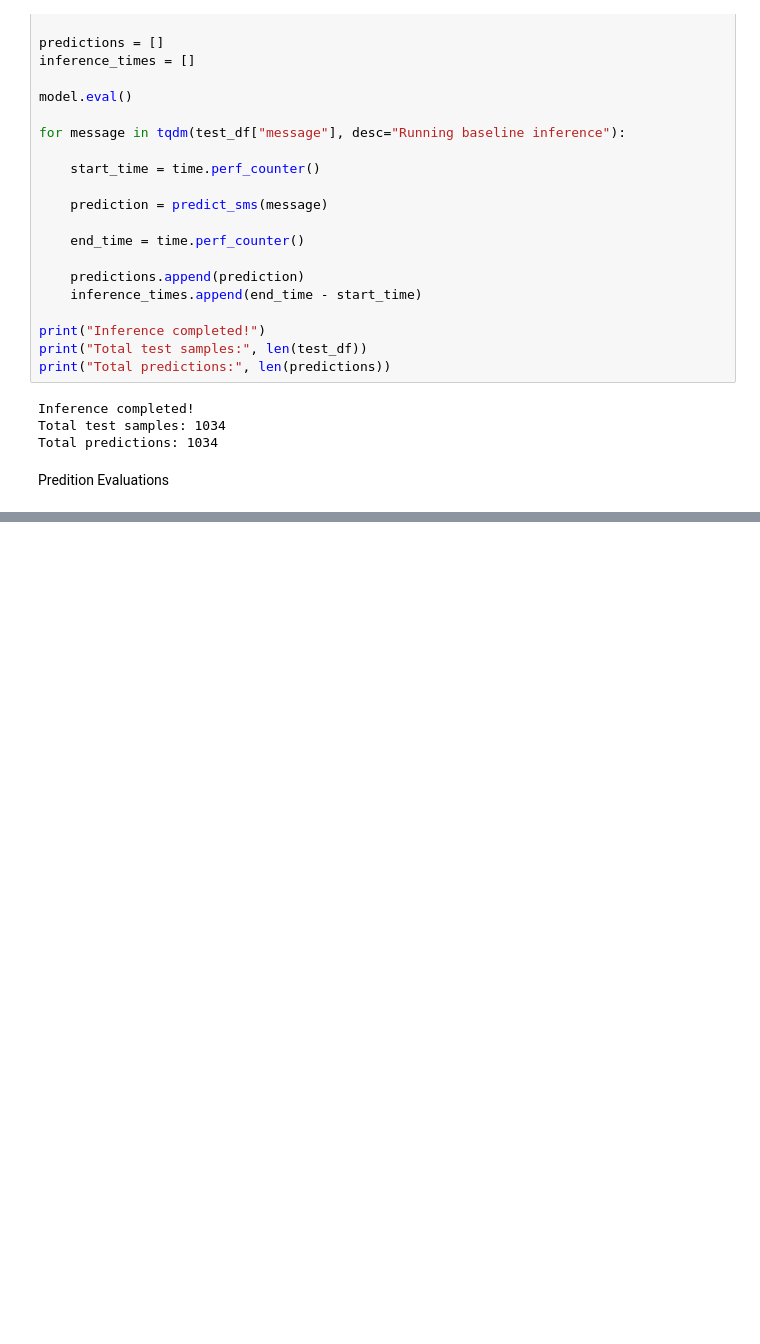
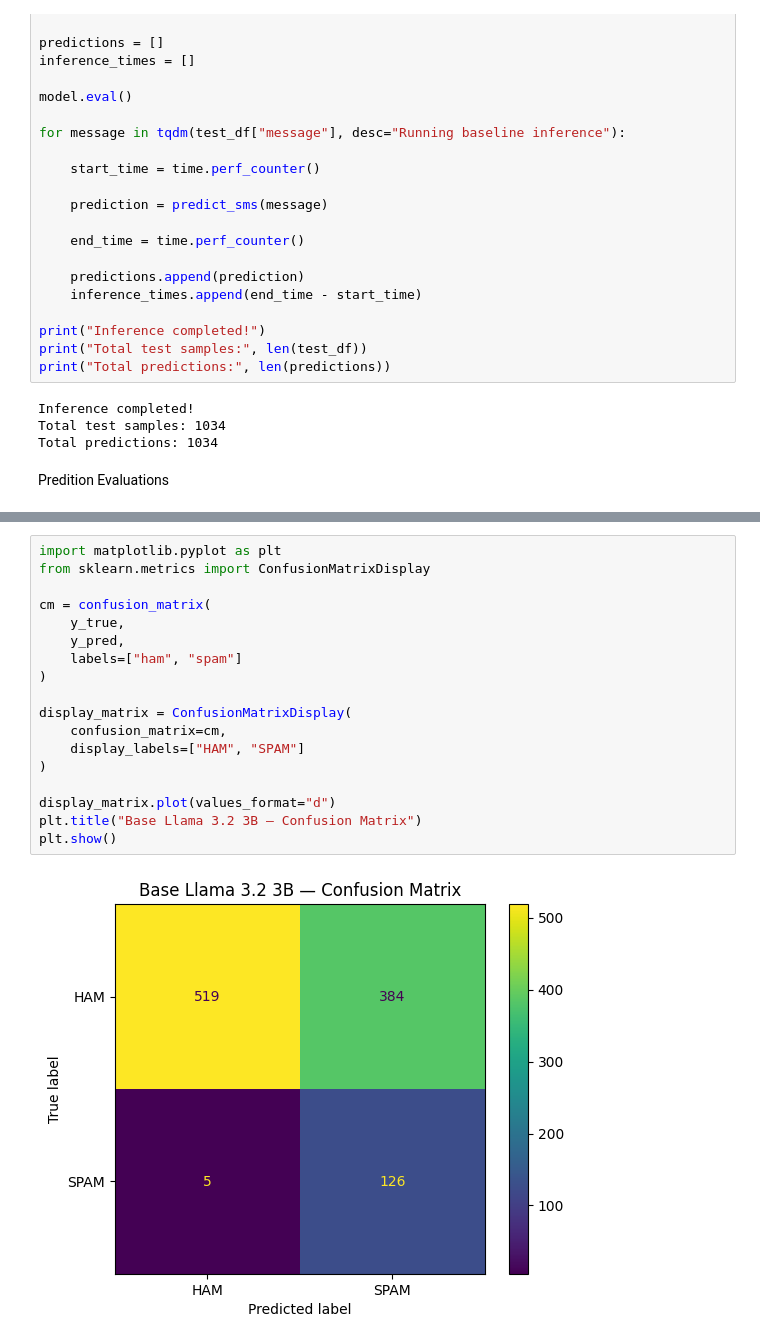
Before and after one commit to Dgowda11/llama-spam-finetuning, a Jupyter notebook: notebooks/05_base_model_baseline_evaluation.ipynb, the cells around one changed output, grey strips where cells are left out. Saved outputs shown, nothing was run; the diff lists cells and outputs as text; blank space fills up the shorter version.

Commit message:
Base Model Eval

```diff
--- a/notebooks/05_base_model_baseline_evaluation.ipynb
+++ b/notebooks/05_base_model_baseline_evaluation.ipynb
@@ -299,0 +409,20 @@ NameError: name 'pd' is not defined
+# %%
+import matplotlib.pyplot as plt
+from sklearn.metrics import ConfusionMatrixDisplay
+
+cm = confusion_matrix(
+    y_true,
+    y_pred,
+    labels=["ham", "spam"]
+)
+
+display_matrix = ConfusionMatrixDisplay(
+    confusion_matrix=cm,
+    display_labels=["HAM", "SPAM"]
+)
+
+display_matrix.plot(values_format="d")
+plt.title("Base Llama 3.2 3B — Confusion Matrix")
+plt.show()
+# %% [output]
+[figure, added]
```
Also changed, not shown: parts of 15 cells of this notebook.
